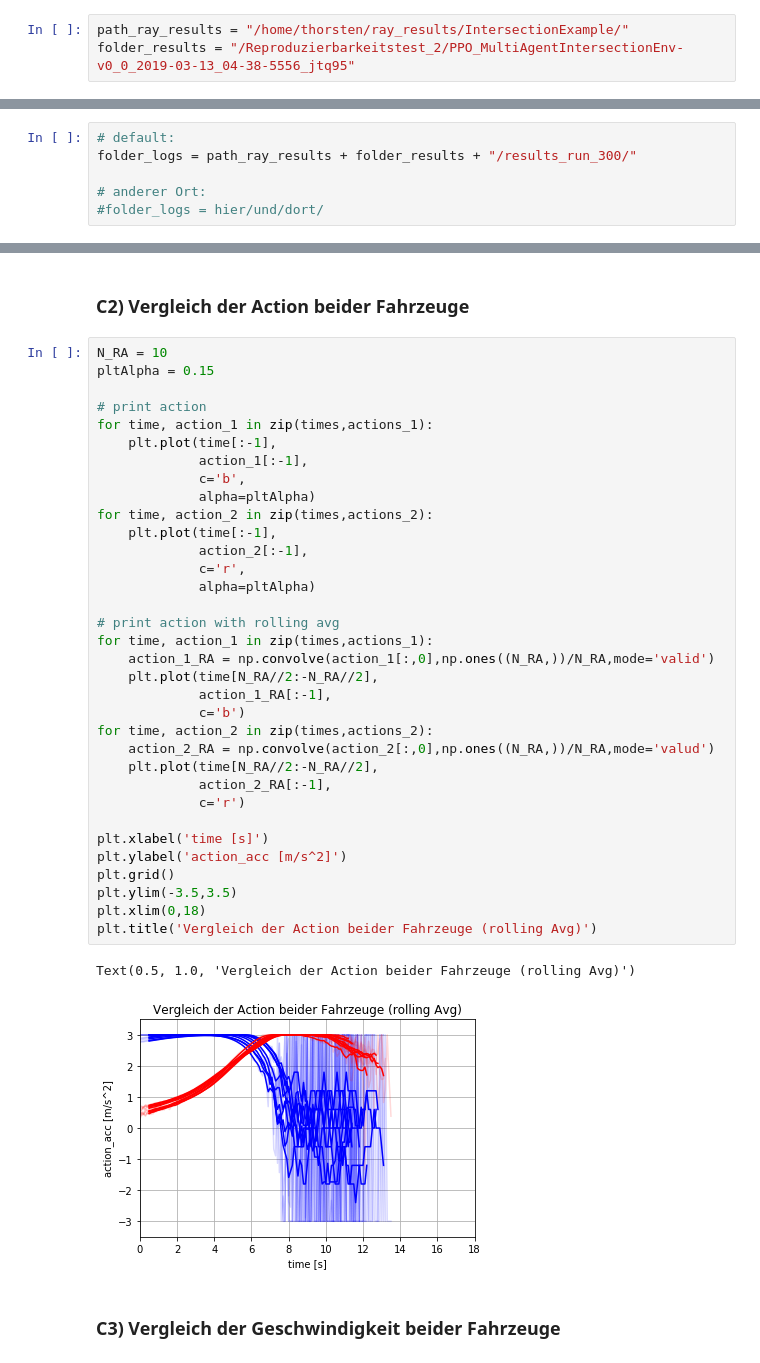
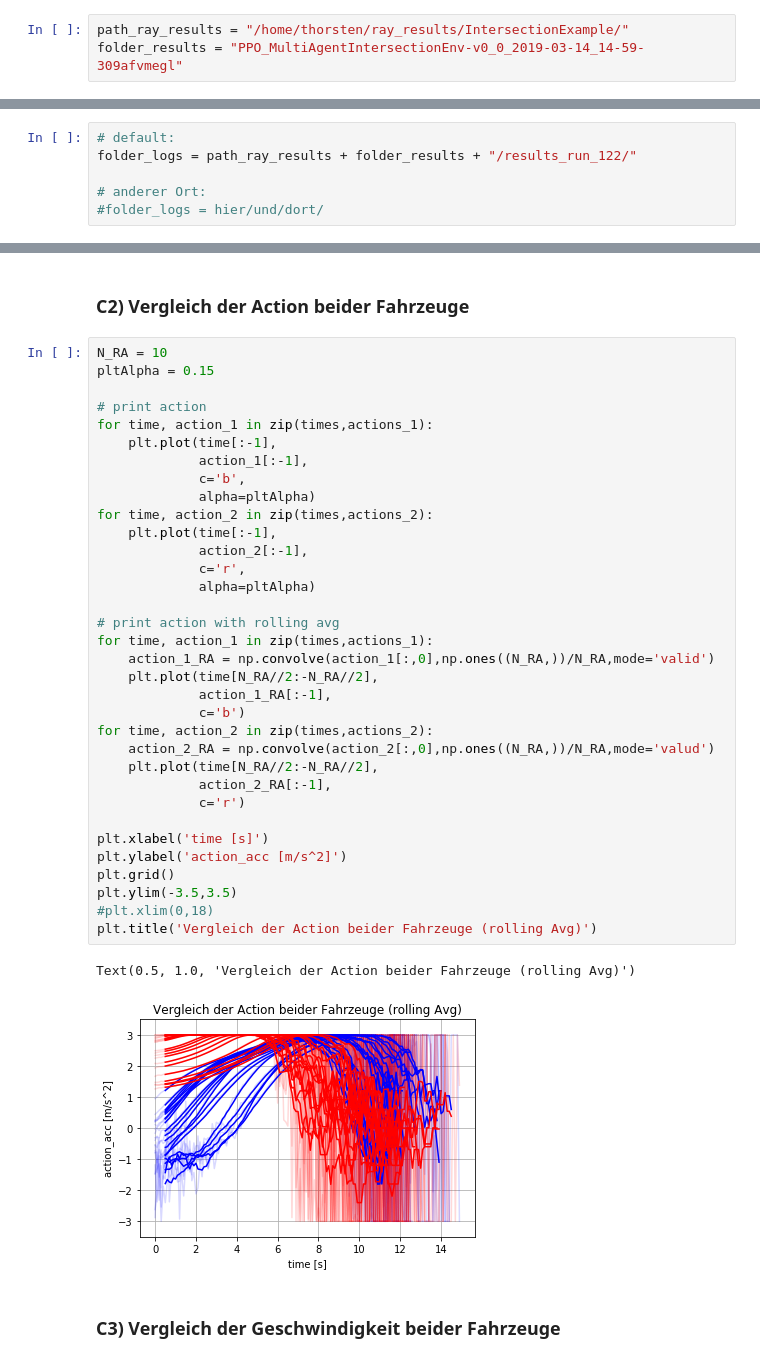
Before and after one commit to MouvementMondial/flow, a Jupyter notebook: Diplomarbeit/Auswertung_I3W_MultiAgent.ipynb, the cells around one changed output, grey strips where cells are left out. Cells and saved outputs as stored; diff of their text form.

```diff
--- a/Diplomarbeit/Auswertung_I3W_MultiAgent.ipynb
+++ b/Diplomarbeit/Auswertung_I3W_MultiAgent.ipynb
@@ -4,7 +4,7 @@
 Die Ergebnisse des Trainings wurden hier abgelegt:
 # %%
 path_ray_results = "/home/thorsten/ray_results/IntersectionExample/"
-folder_results = "/Reproduzierbarkeitstest_2/PPO_MultiAgentIntersectionEnv-v0_0_2019-03-13_04-38-5556_jtq95"
+folder_results = "PPO_MultiAgentIntersectionEnv-v0_0_2019-03-14_14-59-309afvmegl"
 # %% [markdown]
 ## A) Auswertung des Trainings
 Auswertung der csv, die während des Trainings erstellt worden ist.
@@ -143,7 +143,7 @@ Skip automatic termination. Connection is probably already closed.
 Speicherort der in B) erzeugten log-Dateien:
 # %%
 # default:
-folder_logs = path_ray_results + folder_results + "/results_run_300/"
+folder_logs = path_ray_results + folder_results + "/results_run_122/"
 
 # anderer Ort:
 #folder_logs = hier/und/dort/
@@ -189,35 +189,35 @@ pltAlpha = 0.15
 for time, action_1 in zip(times,actions_1):
     plt.plot(time[:-1],
              action_1[:-1],
              c='b',
              alpha=pltAlpha)
 for time, action_2 in zip(times,actions_2):
     plt.plot(time[:-1],
              action_2[:-1],
              c='r',
              alpha=pltAlpha)
 
 # print action with rolling avg
 for time, action_1 in zip(times,actions_1):
     action_1_RA = np.convolve(action_1[:,0],np.ones((N_RA,))/N_RA,mode='valid')
     plt.plot(time[N_RA//2:-N_RA//2],
              action_1_RA[:-1],
              c='b')
 for time, action_2 in zip(times,actions_2):
     action_2_RA = np.convolve(action_2[:,0],np.ones((N_RA,))/N_RA,mode='valud')
     plt.plot(time[N_RA//2:-N_RA//2],
              action_2_RA[:-1],
              c='r')
 
 plt.xlabel('time [s]')
 plt.ylabel('action_acc [m/s^2]')
 plt.grid()
 plt.ylim(-3.5,3.5)
-plt.xlim(0,18)
+#plt.xlim(0,18)
 plt.title('Vergleich der Action beider Fahrzeuge (rolling Avg)')
 # %% [output]
 Text(0.5, 1.0, 'Vergleich der Action beider Fahrzeuge (rolling Avg)')
-[figure, old version]
+[figure, new version]
 # %% [markdown]
 ### C3) Vergleich der Geschwindigkeit beider Fahrzeuge
 # %%
```
Also changed, not shown: parts of 9 cells of this notebook, 6 other files.
